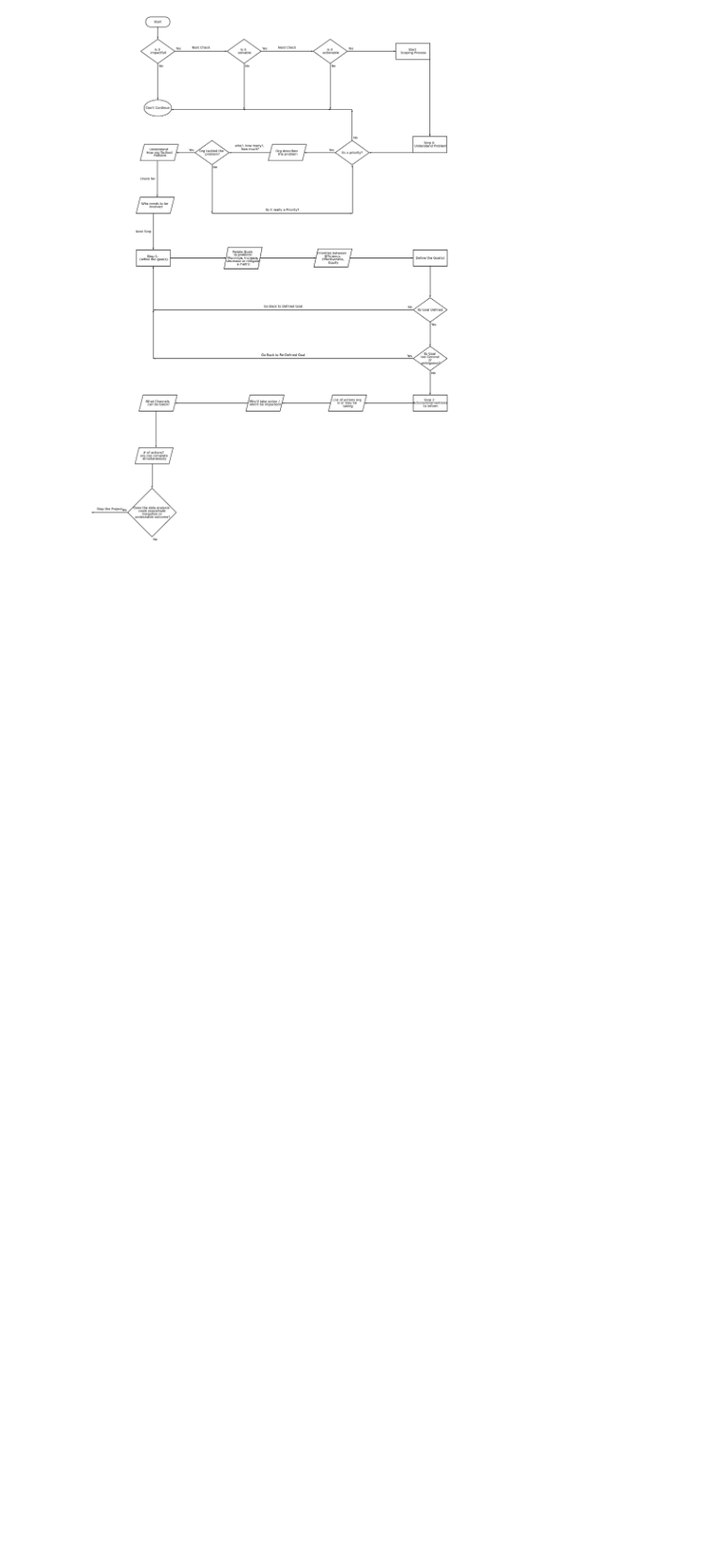
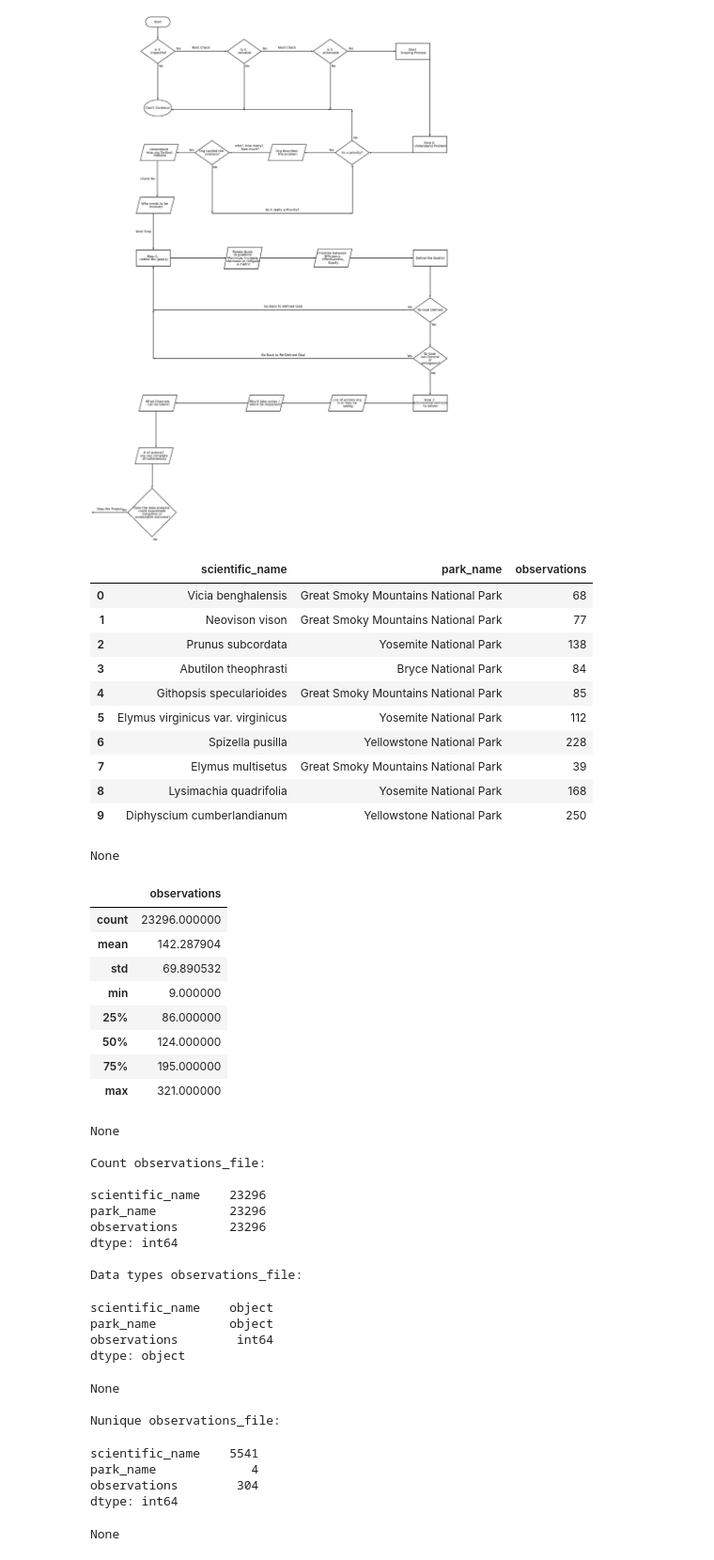
Before and after one commit to WillduaD98/portfolioDataAnalysisWillDua, a Jupyter notebook: biodiversity.ipynb, the cells around one changed output. Shown at 94% size. Drawn from its saved outputs; the diff is of its cells as text; code cells hidden in the pictures; blank space fills up the shorter version.

```diff
--- a/biodiversity.ipynb
+++ b/biodiversity.ipynb
@@ -180,0 +191,69 @@ with schemdraw.Drawing() as d:
+# %%
+#Step 1, import library tools
+import pandas as pd
+import seaborn as sns
+import csv
+from matplotlib import pyplot as plt
+
+#Step 1, visualize scope of the Data
+
+#Exploring observations_file
+observations_file = pd.read_csv('observations.csv')
+print(display(observations_file.head(10)))
+print(display(observations_file.describe()))
+print('')
+print('Count observations_file: ')
+print('')
+
+print((observations_file.count()))
+print(' ')
+print('Data types observations_file: ')
+print(display(observations_file.dtypes))
+
+print('')
+print('Nunique observations_file: ')
+print(display(observations_file.nunique()))
+# %% [output]
+|  | scientific_name | park_name | observations |
+| 0 | Vicia benghalensis | Great Smoky Mountains National Park | 68 |
+| 1 | Neovison vison | Great Smoky Mountains National Park | 77 |
+| 2 | Prunus subcordata | Yosemite National Park | 138 |
+| 3 | Abutilon theophrasti | Bryce National Park | 84 |
+| 4 | Githopsis specularioides | Great Smoky Mountains National Park | 85 |
+| 5 | Elymus virginicus var. virginicus | Yosemite National Park | 112 |
+| 6 | Spizella pusilla | Yellowstone National Park | 228 |
+| 7 | Elymus multisetus | Great Smoky Mountains National Park | 39 |
+| 8 | Lysimachia quadrifolia | Yosemite National Park | 168 |
+| 9 | Diphyscium cumberlandianum | Yellowstone National Park | 250 |
+None
+|  | observations |
+| count | 23296.000000 |
+| mean | 142.287904 |
+| std | 69.890532 |
+| min | 9.000000 |
+| 25% | 86.000000 |
+| 50% | 124.000000 |
+| 75% | 195.000000 |
+| max | 321.000000 |
+None
+
+Count observations_file:
+
+scientific_name    23296
+park_name          23296
+observations       23296
+dtype: int64
+
+Data types observations_file:
+scientific_name    object
+park_name          object
+observations        int64
+dtype: object
+None
+
+Nunique observations_file:
+scientific_name    5541
+park_name             4
+observations        304
+dtype: int64
+None
```
Also changed, not shown: parts of 19 cells of this notebook.
